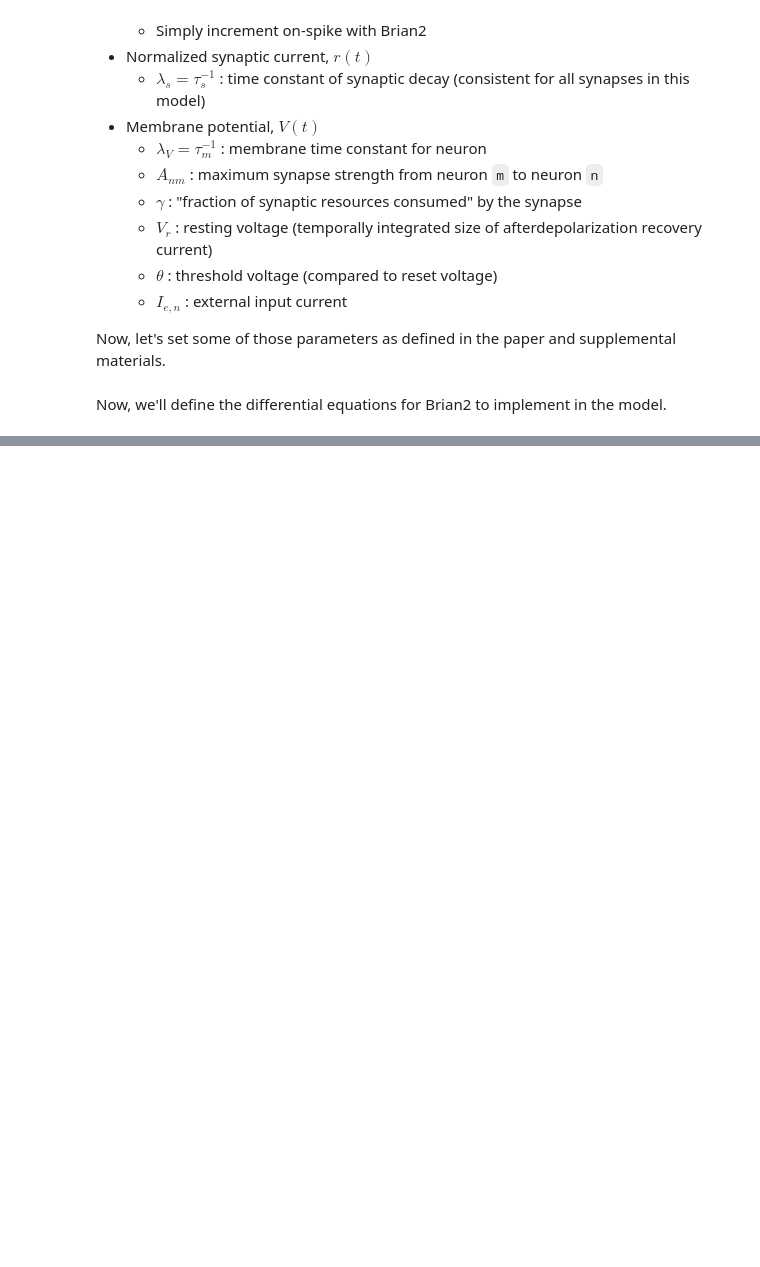
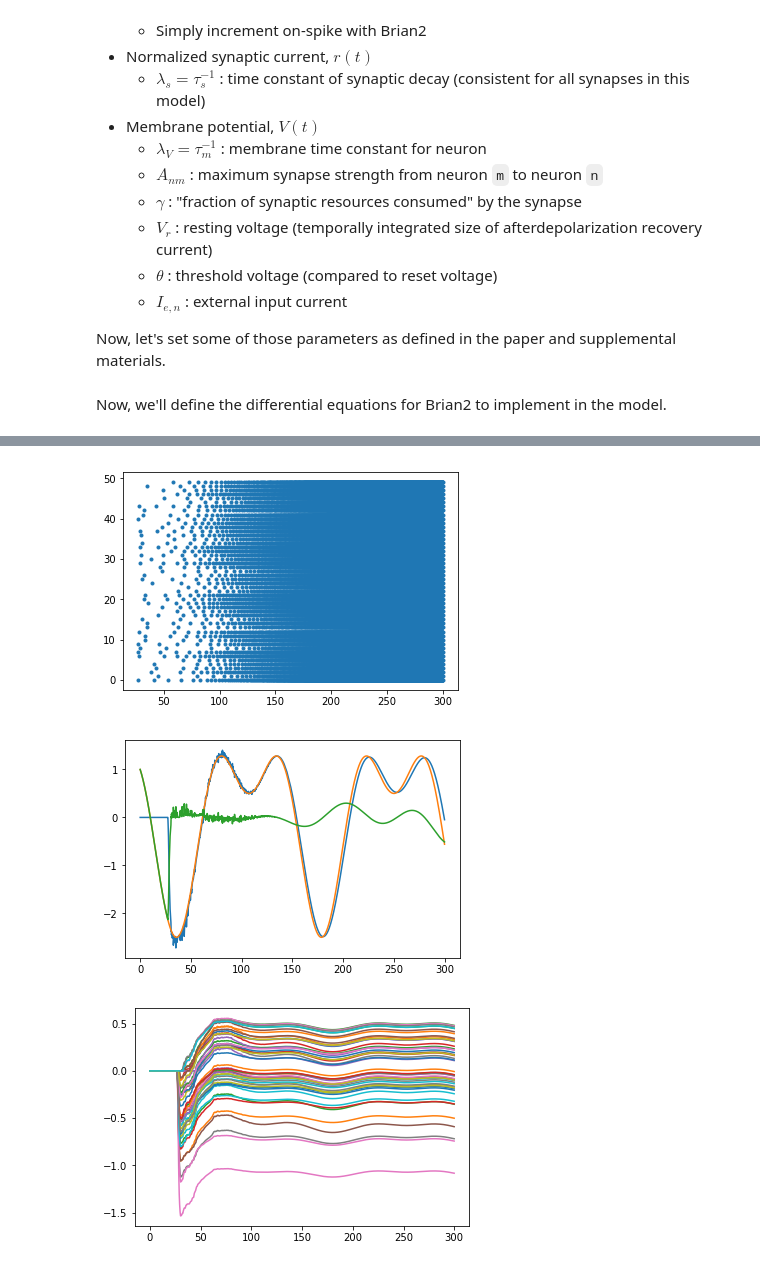
Before and after one commit to acellon/emc-brian-docker, a Jupyter notebook: src/emc-final-project.ipynb, the cells around one changed output, grey strips where cells are left out. Cells and saved outputs as stored; diff of their text form; code cells hidden in the pictures; blank space fills up the shorter version.

```diff
--- a/src/emc-final-project.ipynb
+++ b/src/emc-final-project.ipynb
@@ -81,0 +100,20 @@ scatter(check_syn.i,check_syn.j,s=check_syn.A*2000)
+# %%
+inneur = NeuronGroup(1,model='F = -1.5*sin(14*pi*Hz*t) + 1*cos(28*pi*Hz*t) : 1')#,events={'custom_event': 't>0*second'})
+insyn = Synapses(inneur, resevoir,
+                model='''wi:1 # fixed input weights
+                         Iext_post = wi * F_pre : 1 (summed)
+                         ''')
+#insyn = Synapses(inneur, resevoir,model='wi:1',on_pre='Iext += wi*F_pre',on_event={'pre': 'custom_event'})
+insyn.connect()
+insyn.wi = '2*rand() - 1'
+# %%
+outneur = NeuronGroup(1,model='z : 1',events={'custom_event': 't>0*second'})
+
+outsyn = Synapses(resevoir, outneur,
+                 model='''wo : 1 # learnable output weights
+                          rtilde = tanh(gamma * r_pre) : 1
+                          z_post = wo * rtilde : 1 (summed)
+                          plastic : boolean (shared)
+                          ''')
+outsyn.connect()
+outsyn.wo = 0
@@ -81,0 +127,6 @@ scatter(check_syn.i,check_syn.j,s=check_syn.A*2000)
+# %%
+synmon = StateMonitor(outsyn,['wo'],record=True)
+outmon = StateMonitor(outneur,'z',record=True)
+inmon = StateMonitor(inneur, 'F',record=True)
+checkMon = SpikeMonitor(resevoir)
+checkState = StateMonitor(resevoir,['V', 'r', 'Iext'], record=True)
@@ -81,0 +172,19 @@ scatter(check_syn.i,check_syn.j,s=check_syn.A*2000)
+# %%
+#for i in range(N):
+#    plot(checkState.t/ms, checkState.Iext[i])
+#show()
+#plot(checkState.t/ms, checkState.V[0])
+#show()
+plot(checkMon.t/ms, checkMon.i,'.')
+show()
+plot(outmon.t/ms, outmon.z.flatten())
+plot(inmon.t/ms, inmon.F.flatten())
+plot(inmon.t/ms, inmon.F.flatten() - outmon.z.flatten())
+show()
+for i in range(N):
+    plot(synmon.t/ms,synmon.wo[i])
+show()
+# %% [output]
+[figure, added]
+[figure, added]
+[figure, added]
```
Also changed, not shown: parts of 22 cells of this notebook, 1 other file.
